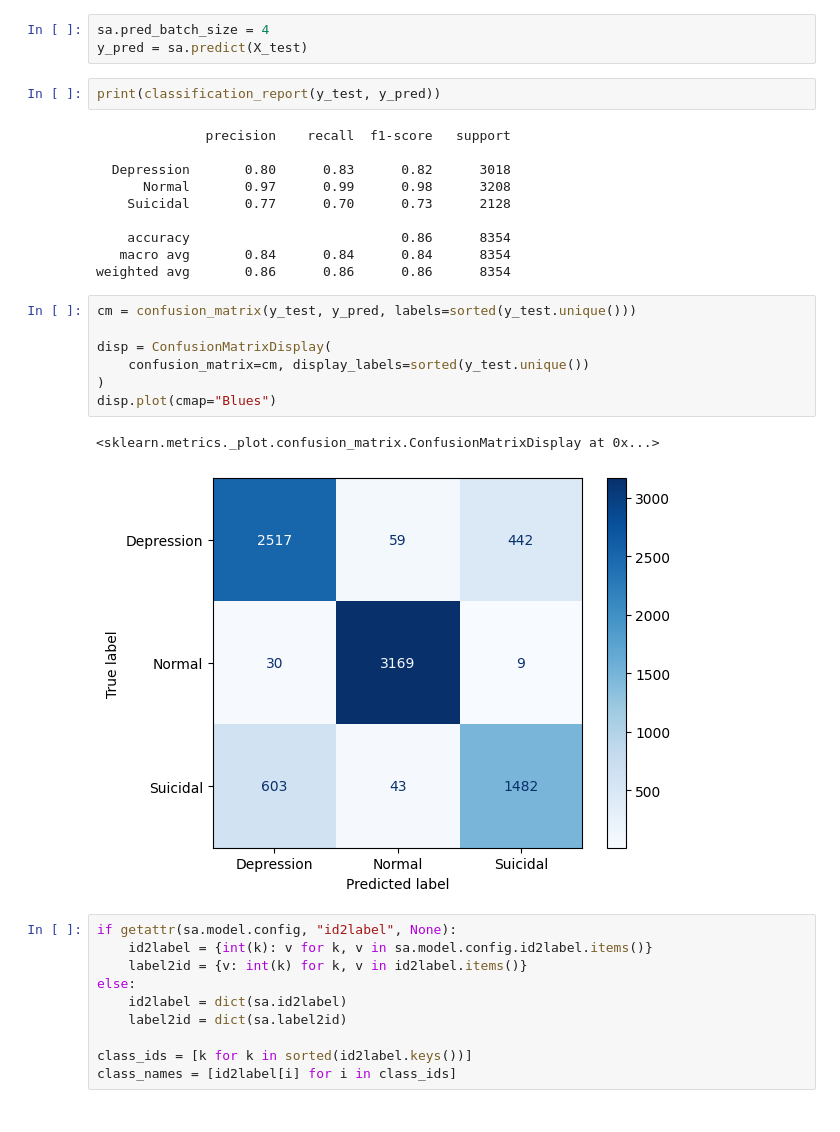
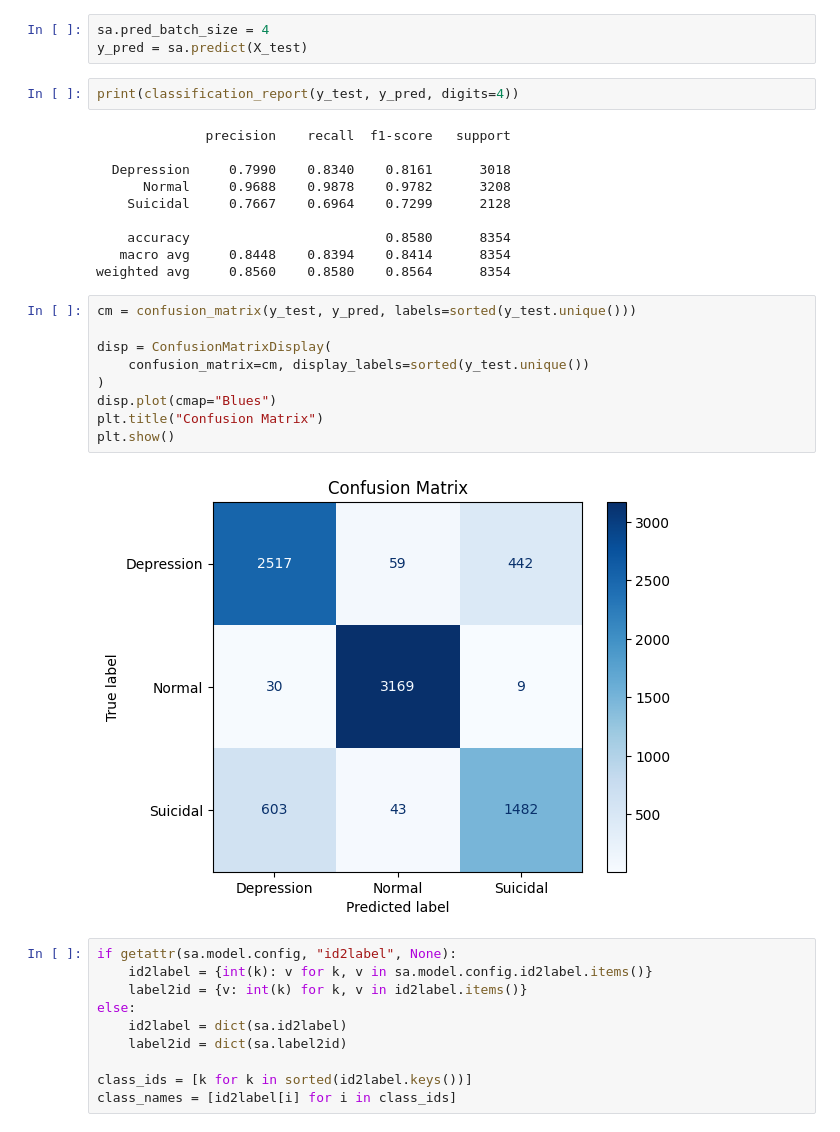
Before and after one commit to weecici/safmh, a Jupyter notebook: main_bert.ipynb, the cells around one changed output. Saved outputs shown, nothing was run; the diff lists cells and outputs as text.

```diff
--- a/main_bert.ipynb
+++ b/main_bert.ipynb
@@ -283,27 +283,28 @@ Training complete. Loading best model with accuracy: 0.8604
 sa.pred_batch_size = 4
 y_pred = sa.predict(X_test)
 # %%
-print(classification_report(y_test, y_pred))
+print(classification_report(y_test, y_pred, digits=4))
 # %% [output]
               precision    recall  f1-score   support
 
-  Depression       0.80      0.83      0.82      3018
-      Normal       0.97      0.99      0.98      3208
-    Suicidal       0.77      0.70      0.73      2128
+  Depression     0.7990    0.8340    0.8161      3018
+      Normal     0.9688    0.9878    0.9782      3208
+    Suicidal     0.7667    0.6964    0.7299      2128
 
-    accuracy                           0.86      8354
-   macro avg       0.84      0.84      0.84      8354
-weighted avg       0.86      0.86      0.86      8354
+    accuracy                         0.8580      8354
+   macro avg     0.8448    0.8394    0.8414      8354
+weighted avg     0.8560    0.8580    0.8564      8354
 # %%
 cm = confusion_matrix(y_test, y_pred, labels=sorted(y_test.unique()))
 
 disp = ConfusionMatrixDisplay(
     confusion_matrix=cm, display_labels=sorted(y_test.unique())
 )
 disp.plot(cmap="Blues")
+plt.title("Confusion Matrix")
+plt.show()
 # %% [output]
-<sklearn.metrics._plot.confusion_matrix.ConfusionMatrixDisplay at 0x...>
-[figure, old version]
+[figure, new version]
 # %%
 if getattr(sa.model.config, "id2label", None):
     id2label = {int(k): v for k, v in sa.model.config.id2label.items()}
```
Also changed, not shown: 1 other file.
